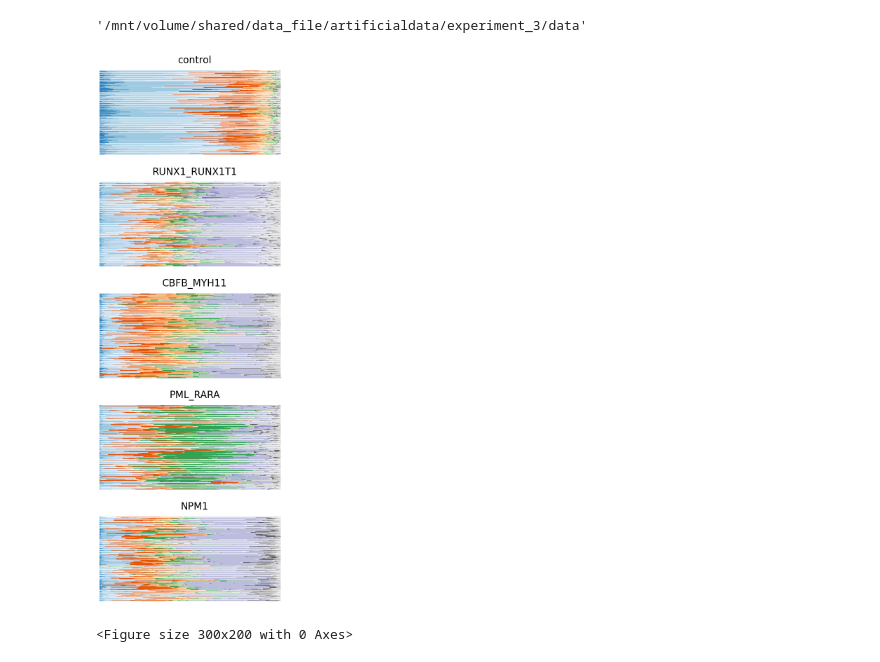
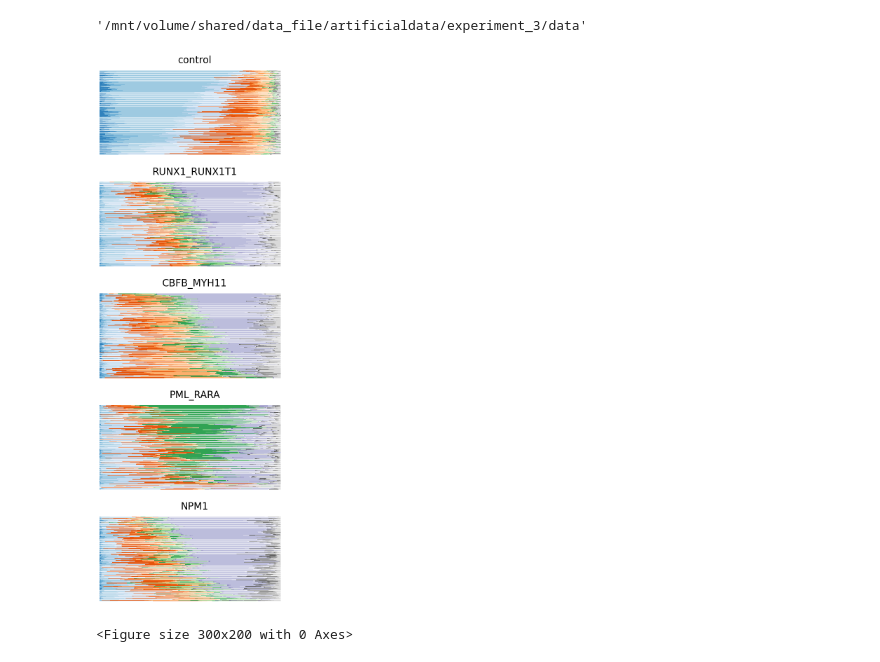
Before and after one commit to aleksandraiva/CMSCB-SCEMILA, a Jupyter notebook: SCEMILA/anna_plot_sc_distribution.ipynb, the cells around one changed output. Drawn from its saved outputs; the diff is of its cells as text; code cells hidden in the pictures.

```diff
--- a/SCEMILA/anna_plot_sc_distribution.ipynb
+++ b/SCEMILA/anna_plot_sc_distribution.ipynb
@@ -183,0 +202,9 @@ for i, class_folder in enumerate(os.listdir(data_path)):
+# %%
+# Iterate over all subfolders in the data folder
+for class_folder in os.listdir(data_path):
+    class_path = os.path.join(data_path, class_folder)
+
+    if os.path.isdir(class_path):
+        #Store data for each patient in order to store it
+        patient_data = get_sorted_patient_data(class_path)
+        plot_sc_percentages_per_patient(patient_data,class_folder,image_path+f'plot_train_{class_folder}.png')
@@ -303,0 +263,9 @@ for i, class_folder in enumerate(os.listdir(data_path)):
+# %%
+# Iterate over all subfolders in the data folder
+for class_folder in os.listdir(data_path):
+    class_path = os.path.join(data_path, class_folder)
+
+    if os.path.isdir(class_path):
+        #Store data for each patient in order to store it
+        patient_data = get_sorted_patient_data(class_path)
+        plot_sc_percentages_per_patient(patient_data,class_folder,image_path+f'plot_test_{class_folder}.png')
@@ -312,61 +286,38 @@ data_path
 # %%
 # Initialize figure for subplots
 fig, axs = plt.subplots(nrows=len(os.listdir(data_path)), ncols=1, figsize=(7,4*len(os.listdir(data_path)) ), sharey=False)
 figlegend = pylab.figure(figsize=(3,2))
 # Initialize legend elements for the overall plot
 legend_elements = []
 
 # Iterate over all subfolders in the data folder
 for i, class_folder in enumerate(os.listdir(data_path)):
     class_path = os.path.join(data_path, class_folder)
 
-    # Ensure that the item is a directory
     if os.path.isdir(class_path):
-        # Initialize lists to store data for plotting
-        patient_folder_names = []
-        stacked_counts_vectors = []
+        patient_data = get_sorted_patient_data(class_path)
 
-        # Iterate over all files in the folder
-        for j, patient_folder in enumerate(os.listdir(class_path)):
-            if "patient" in patient_folder:
-                probs_path = os.path.join(class_path, patient_folder) + '/single_cell_probabilities.npy'
-                sc_probs = np.load(probs_path)
-                sc_class = np.argmax(sc_probs, axis=1)
-                counts_vector, unique_labels = get_counts_vector(sc_class)
-                #print(unique_labels)
+        for patient_info in patient_data:
+            patient_folder = patient_info['patient_folder']
+            sorted_labels = patient_info['sorted_labels']
+            counts_percentages = patient_info['counts_percentages']
+            axs[i].set_title(class_folder, fontsize=20)
+            # Create a horizontal stacked bar plot for each patient in the class
+            left = 0
+            for label in sorted_labels:
+                axs[i].barh(patient_folder, counts_percentages[label], label=cv[label], alpha=1, color=colors[label], left=left)
+                left += counts_percentages[label]
 
-                # Normalize counts to percentages
-                counts_percentages = counts_vector / np.sum(counts_vector) * 100
-
-                # Create a horizontal stacked bar plot for each patient in the class
-                left = 0
-                for label in unique_labels:
-                    axs[i].barh(patient_folder, counts_percentages[label], label=cv[label], alpha=1, color=colors[label], left=left)
-                    left += counts_percentages[label]
-
-
-          # Set title for each subplot with the name of the folder
-        axs[i].set_title(class_folder, fontsize=20)
-        axs[i].spines['top'].set_visible(False)
-        axs[i].spines['right'].set_visible(False)
-        axs[i].spines['bottom'].set_visible(False)
-        axs[i].spines['left'].set_visible(False)
+        # Get rid of frame
+        for spine in axs[i].spines.values():
+            spine.set_visible(False)
         axs[i].set_xticks([])
         axs[i].set_yticks([])
-# Add labels with increased font size
-#fig.text(0.105, 0.5, "Patients", va='center', rotation='vertical', fontsize=16)
-#legend_elements.extend([Line2D([0], [0], color=colors[color], lw=4, label=cv[color]) for color in range(len(colors))])
-# Create a legend for the overall plot with increased font size
-#legend = fig.legend(handles=legend_elements, title="Legend", bbox_to_anchor=(1.05, 0.5), loc='center left', fontsize=14)
 
-# Adjust layout and save the overall plot
 plt.tight_layout()
-plt.savefig('fig3_based_on_scfeatures.png', bbox_inches='tight')
 #export_legend(legend,image_path+"legend_artificial.png")
-
-# Show the plot
 plt.show()
-fig.savefig(image_path+f'plot_experiment{experiment_nr}', bbox_inches='tight')
+#fig.savefig(image_path+f'plot_experiment{experiment_nr}', bbox_inches='tight')
 # %% [output]
-[figure, old version]
+[figure, new version]
 <Figure size 300x200 with 0 Axes>
```
Also changed, not shown: parts of 12 cells of this notebook, 1 other file.
